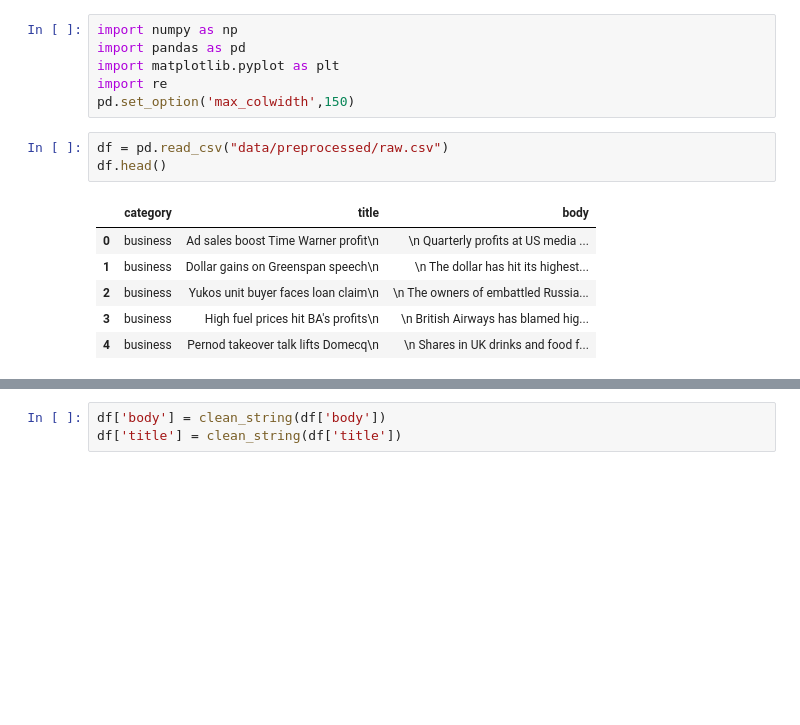
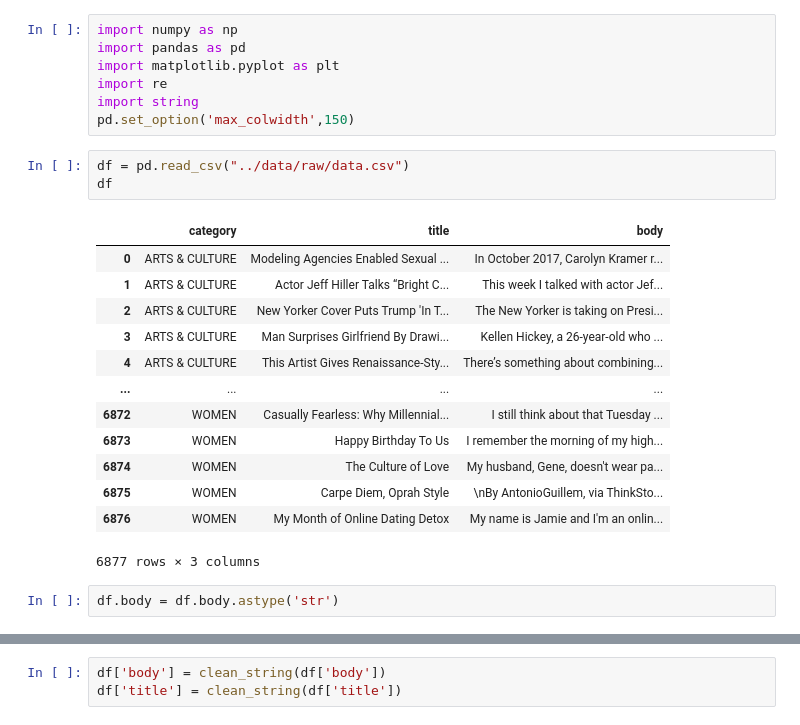
Before and after one commit to TimilsinaBimal/News-Article-Classifier, a Jupyter notebook: notebooks/[ArticleCategorization]_Data_Preprocessing.ipynb, the cells around one changed output, grey strips where cells are left out. Cells and saved outputs as stored; diff of their text form; blank space fills up the shorter version.

Commit message:
Data Preprocessing

```diff
--- a/notebooks/[ArticleCategorization]_Data_Preprocessing.ipynb
+++ b/notebooks/[ArticleCategorization]_Data_Preprocessing.ipynb
@@ -3,17 +3,27 @@ import numpy as np
 import pandas as pd
 import matplotlib.pyplot as plt
 import re
+import string
 pd.set_option('max_colwidth',150)
 # %%
-df = pd.read_csv("data/preprocessed/raw.csv")
-df.head()
+df = pd.read_csv("../data/raw/data.csv")
+df
 # %% [output]
 |  | category | title | body |
-| 0 | business | Ad sales boost Time Warner profit\n | \n Quarterly profits at US media ... |
-| 1 | business | Dollar gains on Greenspan speech\n | \n The dollar has hit its highest... |
-| 2 | business | Yukos unit buyer faces loan claim\n | \n The owners of embattled Russia... |
-| 3 | business | High fuel prices hit BA's profits\n | \n British Airways has blamed hig... |
-| 4 | business | Pernod takeover talk lifts Domecq\n | \n Shares in UK drinks and food f... |
+| 0 | ARTS & CULTURE | Modeling Agencies Enabled Sexual ... | In October 2017, Carolyn Kramer r... |
+| 1 | ARTS & CULTURE | Actor Jeff Hiller Talks “Bright C... | This week I talked with actor Jef... |
+| 2 | ARTS & CULTURE | New Yorker Cover Puts Trump 'In T... | The New Yorker is taking on Presi... |
+| 3 | ARTS & CULTURE | Man Surprises Girlfriend By Drawi... | Kellen Hickey, a 26-year-old who ... |
+| 4 | ARTS & CULTURE | This Artist Gives Renaissance-Sty... | There’s something about combining... |
+| ... | ... | ... | ... |
+| 6872 | WOMEN | Casually Fearless: Why Millennial... | I still think about that Tuesday ... |
+| 6873 | WOMEN | Happy Birthday To Us | I remember the morning of my high... |
+| 6874 | WOMEN | The Culture of Love | My husband, Gene, doesn't wear pa... |
+| 6875 | WOMEN | Carpe Diem, Oprah Style | \nBy AntonioGuillem, via ThinkSto... |
+| 6876 | WOMEN | My Month of Online Dating Detox | My name is Jamie and I'm an onlin... |
+6877 rows × 3 columns
+# %%
+df.body = df.body.astype('str')
 # %%
 remove_line_break = lambda column: re.sub(r"[\n]", "", column)
 convert_to_lowercase = lambda column : column.lower()
```
Also changed, not shown: parts of 9 cells of this notebook.
